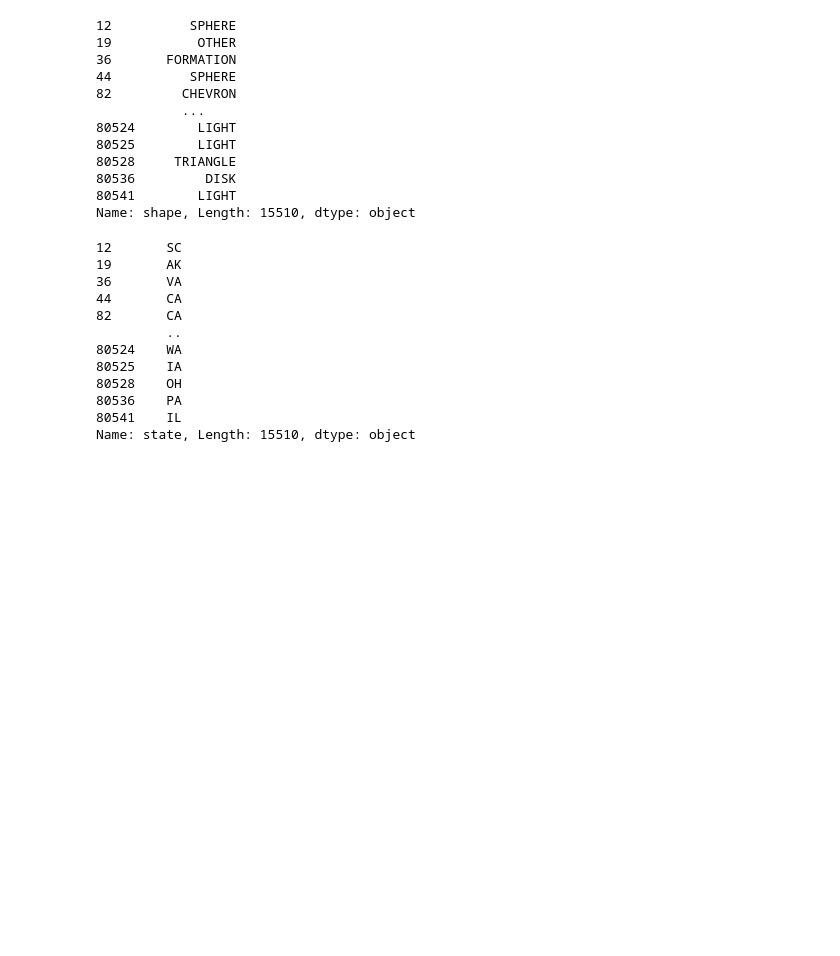
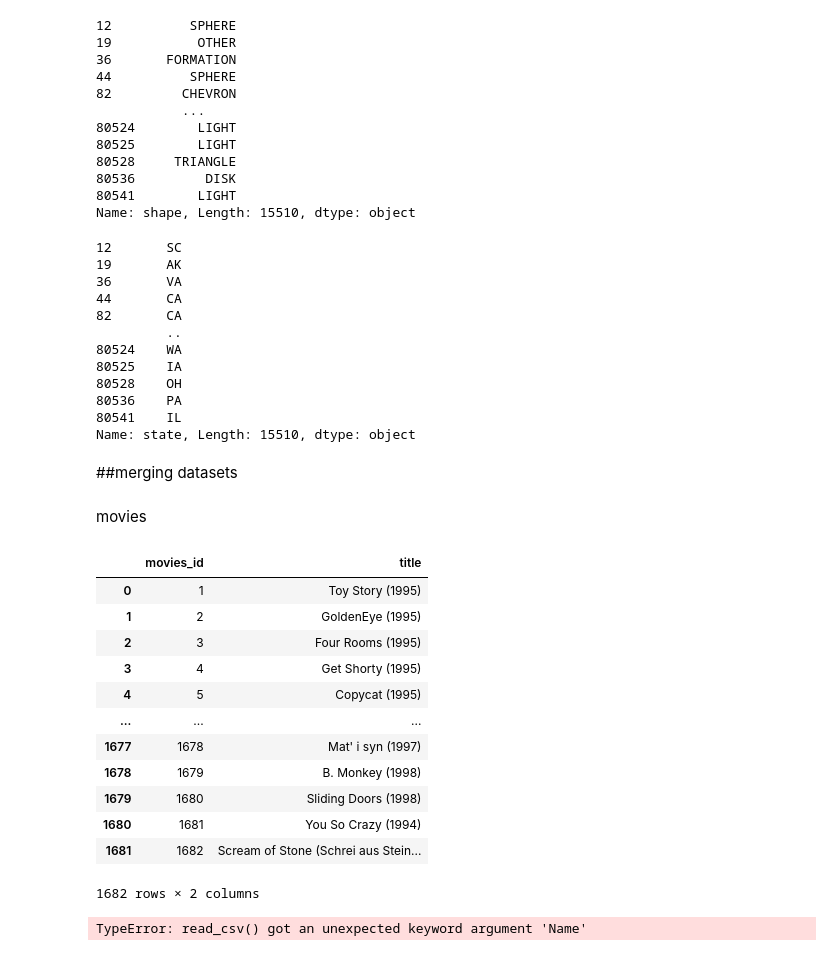
Before and after one commit to amieholmes/bootcamp2, a Jupyter notebook: DS2 CODING PRACTICE - BOOTCAMP.ipynb, the cells around one changed output. Drawn from its saved outputs; the diff is of its cells as text; code cells hidden in the pictures; blank space fills up the shorter version.

```diff
--- a/DS2 CODING PRACTICE - BOOTCAMP.ipynb
+++ b/DS2 CODING PRACTICE - BOOTCAMP.ipynb
@@ -1230,3 +1230,31 @@ info.iloc[:, 3]
 80536    PA
 80541    IL
 Name: state, Length: 15510, dtype: object
+# %% [markdown]
+##merging datasets
+# %%
+movie_cols = ['movies_id','title']
+movies = pd.read_csv('movies.tbl', sep='|', header=None, names=movie_cols, usecols=[0,1], encoding='latin-1')
+# %% [markdown]
+movies
+# %%
+movies
+# %% [output]
+|  | movies_id | title |
+| 0 | 1 | Toy Story (1995) |
+| 1 | 2 | GoldenEye (1995) |
+| 2 | 3 | Four Rooms (1995) |
+| 3 | 4 | Get Shorty (1995) |
+| 4 | 5 | Copycat (1995) |
+| ... | ... | ... |
+| 1677 | 1678 | Mat' i syn (1997) |
+| 1678 | 1679 | B. Monkey (1998) |
+| 1679 | 1680 | Sliding Doors (1998) |
+| 1680 | 1681 | You So Crazy (1994) |
+| 1681 | 1682 | Scream of Stone (Schrei aus Stein... |
+1682 rows × 2 columns
+# %%
+ratings_cols = ['user_id', 'movie_id', 'rating', 'timestamp']
+ratings = pd.read_csv('movie_ratings.tsv', sep='\t', header=None, Name= ratings_cols)
+# %% [output]
+TypeError: read_csv() got an unexpected keyword argument 'Name'
```
